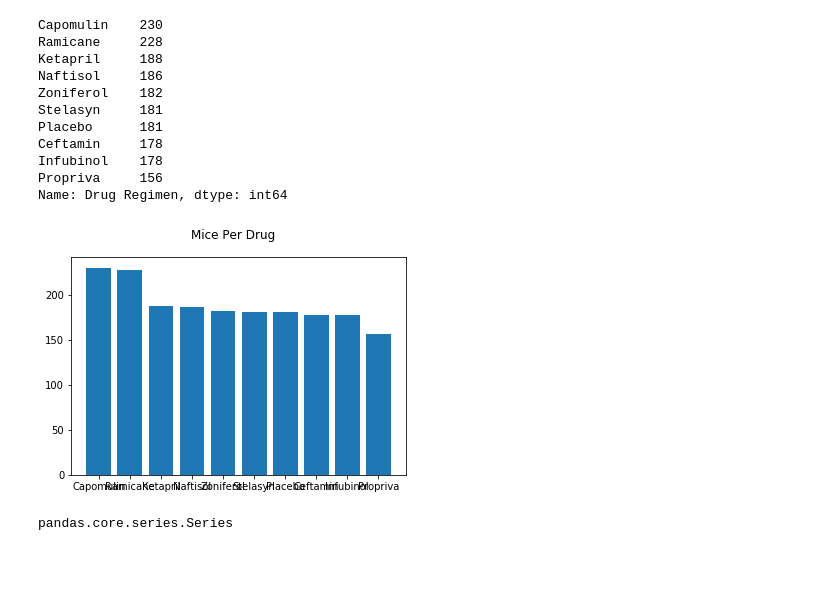
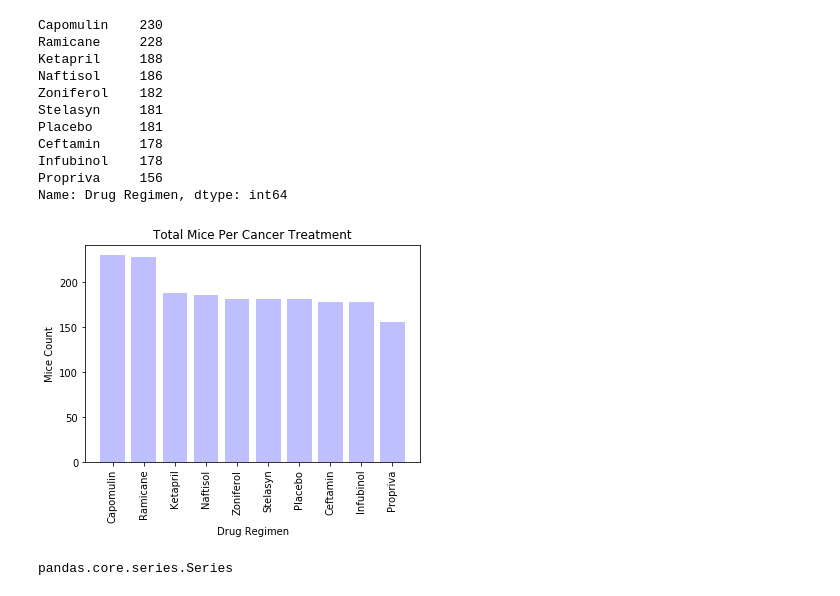
Before and after one commit to pasco27/matplotlib_homework, a Jupyter notebook: pymaceuticals_pascarella1.ipynb, the cells around one changed output. Saved outputs shown, nothing was run; the diff lists cells and outputs as text; code cells hidden in the pictures; blank space fills up the shorter version.

Commit message:
Cleaned first chart

```diff
--- a/pymaceuticals_pascarella1.ipynb
+++ b/pymaceuticals_pascarella1.ipynb
@@ -208,36 +199,34 @@ Name: Drug Regimen, dtype: int64
 # %%
 # mice_per_drug = regimen_count.count()['Mouse ID']
 #mice_per_drug
 #type(mice_per_drug) <-- this is a series
 
 #### some useful stuff here:
 # data = {'a': np.arange(50),
 #         'c': np.random.randint(0, 50, 50),
 #         'd': np.random.randn(50)}
 # data['b'] = data['a'] + 10 * np.random.randn(50)
 # data['d'] = np.abs(data['d']) * 100
 
 # plt.scatter('a', 'b', c='c', s='d', data=data)
 # plt.xlabel('entry a')
 # plt.ylabel('entry b')
 # plt.show()
 
 
-
-
-
 # drugs = mice_ID_list.to_list()
-
-
 # values = mice_per_drug.to_list()
-
-
 # plt.figure(figsize=(9, 3))
 
-plt.bar(regimen_count.index.values, height=regimen_count.values)
-# #plt.subplot(132)
-plt.suptitle('Mice Per Drug')
+plt.bar(regimen_count.index.values, height=regimen_count.values, color='blue', alpha=0.25, align='center')
+#ply.xticks()
+#plt.suptitle('Mice Per Drug')
+plt.title('Total Mice Per Cancer Treatment')
+plt.xlabel('Drug Regimen')
+plt.xticks(rotation=90)
+plt.ylabel('Mice Count')
+plt.ylim()
 plt.show()
 # %% [output]
-[figure, old version]
+[figure, new version]
 # %%
```
Also changed, not shown: parts of 4 cells of this notebook.
